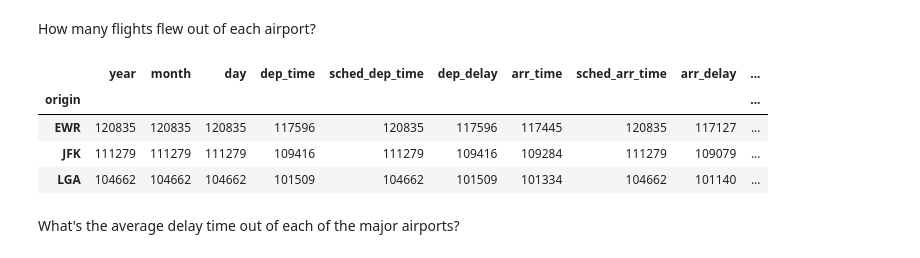
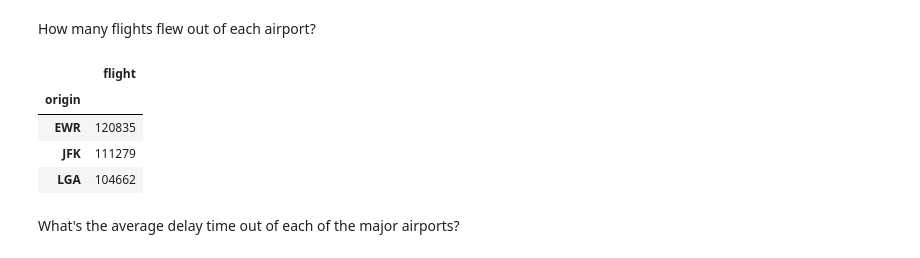
Before and after one commit to briandk/2020-virtual-program-in-data-science, a Jupyter notebook: nycflights13.ipynb, the cells around one changed output. Cells and saved outputs as stored; diff of their text form; code cells hidden in the pictures.

```diff
--- a/nycflights13.ipynb
+++ b/nycflights13.ipynb
@@ -32,13 +27,13 @@ flights
 # %% [markdown]
 How many flights flew out of each airport?
 # %%
-flights.groupby('origin').count()
+flights.groupby('origin').count()[['flight']]
 # %% [output]
-|  | year | month | day | dep_time | sched_dep_time | dep_delay | arr_time | sched_arr_time | arr_delay | ... |
-| origin |  |  |  |  |  |  |  |  |  | ... |
-| EWR | 120835 | 120835 | 120835 | 117596 | 120835 | 117596 | 117445 | 120835 | 117127 | ... |
-| JFK | 111279 | 111279 | 111279 | 109416 | 111279 | 109416 | 109284 | 111279 | 109079 | ... |
-| LGA | 104662 | 104662 | 104662 | 101509 | 104662 | 101509 | 101334 | 104662 | 101140 | ... |
+|  | flight |
+| origin |  |
+| EWR | 120835 |
+| JFK | 111279 |
+| LGA | 104662 |
 # %% [markdown]
 What's the average delay time out of each of the major airports?
 # %%
```
Also changed, not shown: parts of 5 cells of this notebook.
